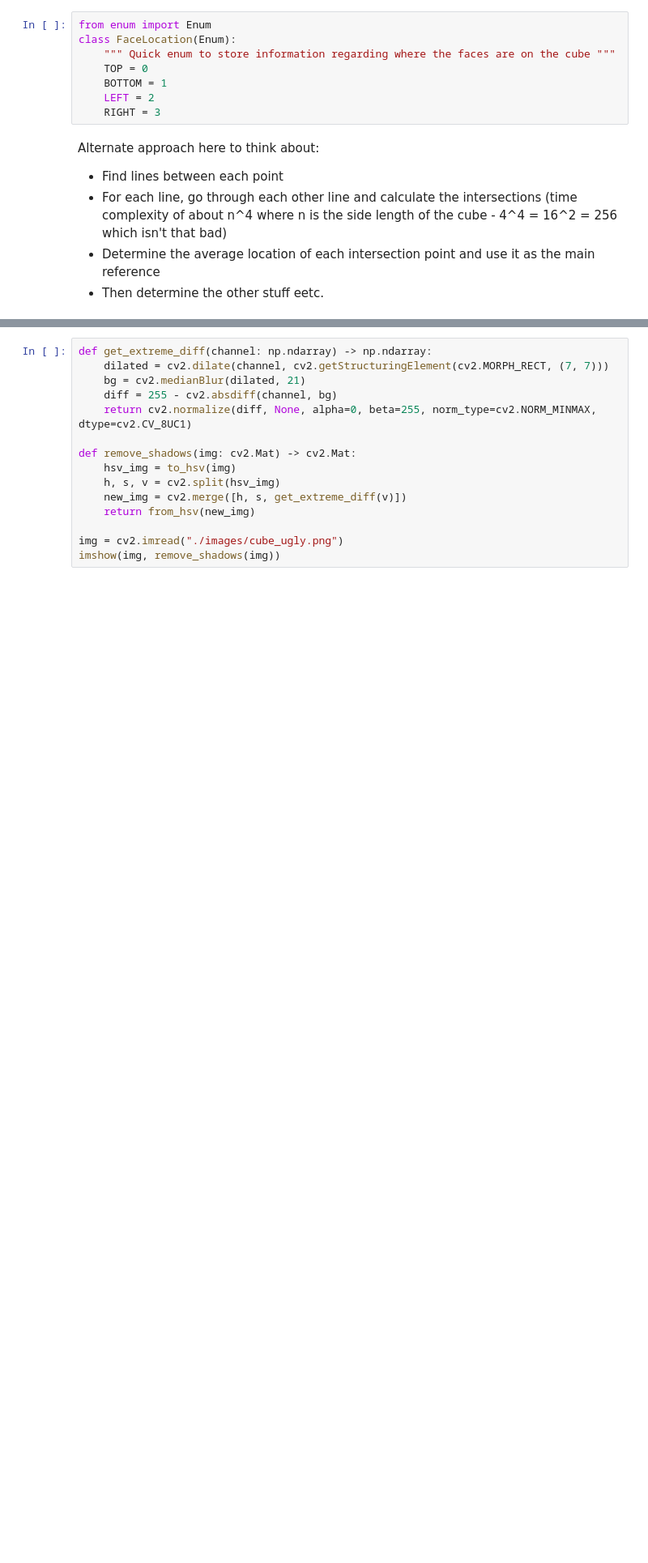
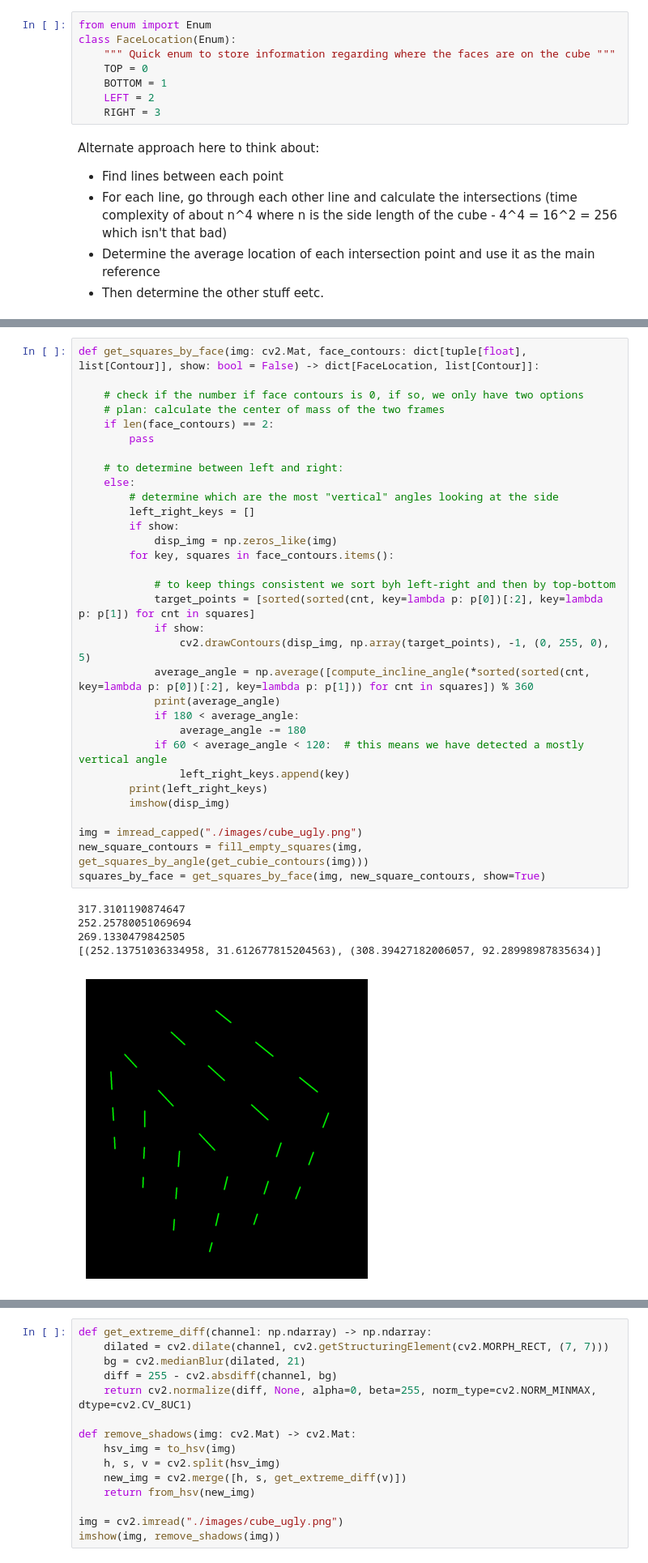
Before and after one commit to vivaansinghvi07/rubix-cube-solver, a Jupyter notebook: cv_testing.ipynb, the cells around one changed output, grey strips where cells are left out. Shown at 81% size. Cells and saved outputs as stored; diff of their text form; blank space fills up the shorter version.

```diff
--- a/cv_testing.ipynb
+++ b/cv_testing.ipynb
@@ -258 +303,39 @@ Alternate approach here to think about:
+# %%
+def get_squares_by_face(img: cv2.Mat, face_contours: dict[tuple[float], list[Contour]], show: bool = False) -> dict[FaceLocation, list[Contour]]:
+
+    # check if the number if face contours is 0, if so, we only have two options
+    # plan: calculate the center of mass of the two frames
+    if len(face_contours) == 2:
+        pass
+
+    # to determine between left and right:
+    else:
+        # determine which are the most "vertical" angles looking at the side
+        left_right_keys = []
+        if show:
+            disp_img = np.zeros_like(img)
+        for key, squares in face_contours.items():
+
+            # to keep things consistent we sort byh left-right and then by top-bottom
+            target_points = [sorted(sorted(cnt, key=lambda p: p[0])[:2], key=lambda p: p[1]) for cnt in squares]
+            if show:
+                cv2.drawContours(disp_img, np.array(target_points), -1, (0, 255, 0), 5)
+            average_angle = np.average([compute_incline_angle(*sorted(sorted(cnt, key=lambda p: p[0])[:2], key=lambda p: p[1])) for cnt in squares]) % 360
+            print(average_angle)
+            if 180 < average_angle:
+                average_angle -= 180
+            if 60 < average_angle < 120:  # this means we have detected a mostly vertical angle
+                left_right_keys.append(key)
+        print(left_right_keys)
+        imshow(disp_img)
+
+img = imread_capped("./images/cube_ugly.png")
+new_square_contours = fill_empty_squares(img, get_squares_by_angle(get_cubie_contours(img)))
+squares_by_face = get_squares_by_face(img, new_square_contours, show=True)
+# %% [output]
+317.3101190874647
+252.25780051069694
+269.1330479842505
+[(252.13751036334958, 31.612677815204563), (308.39427182006057, 92.28998987835634)]
+[figure, added]
 # %%
```
Also changed, not shown: parts of 5 cells of this notebook, 16 other files.
